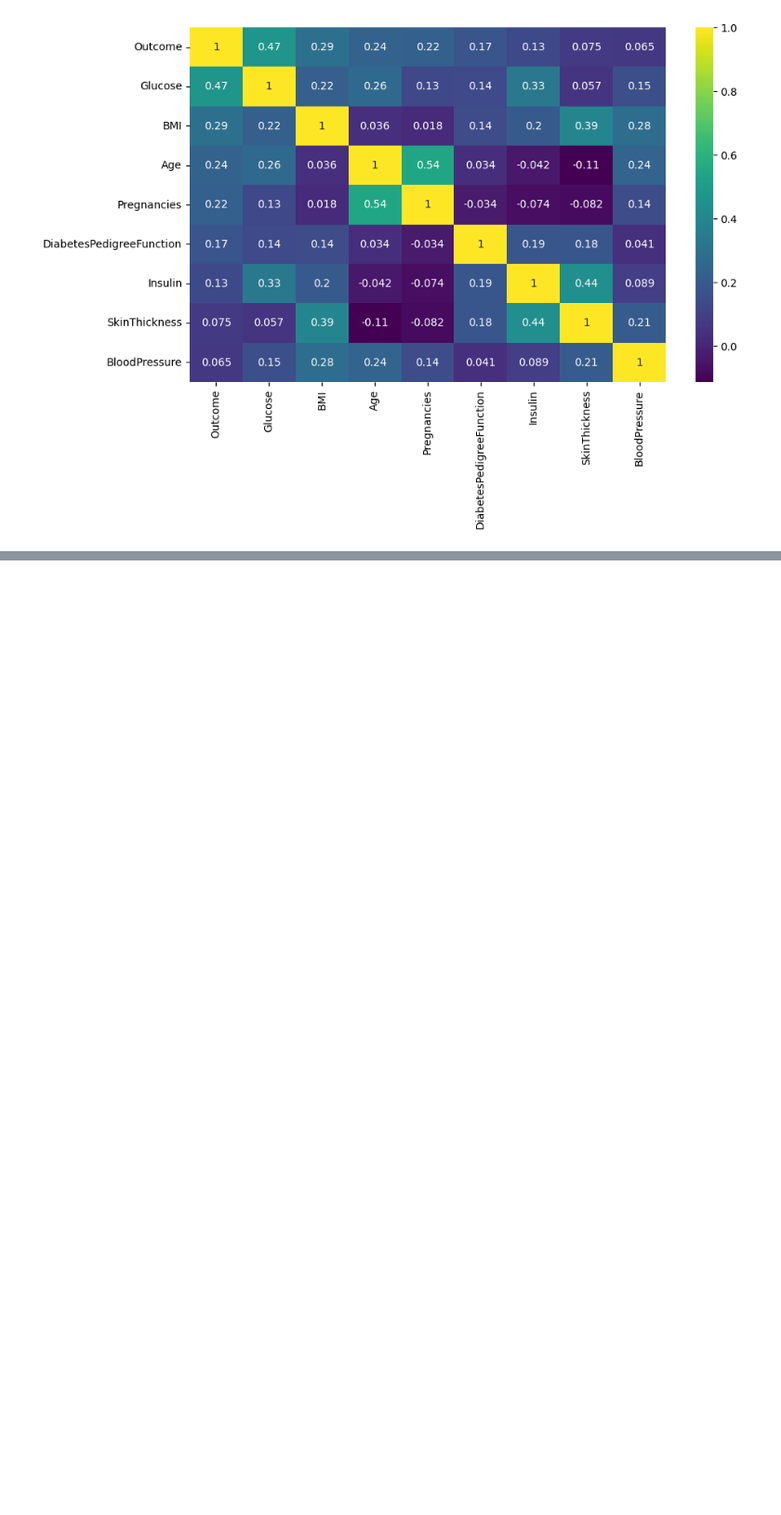
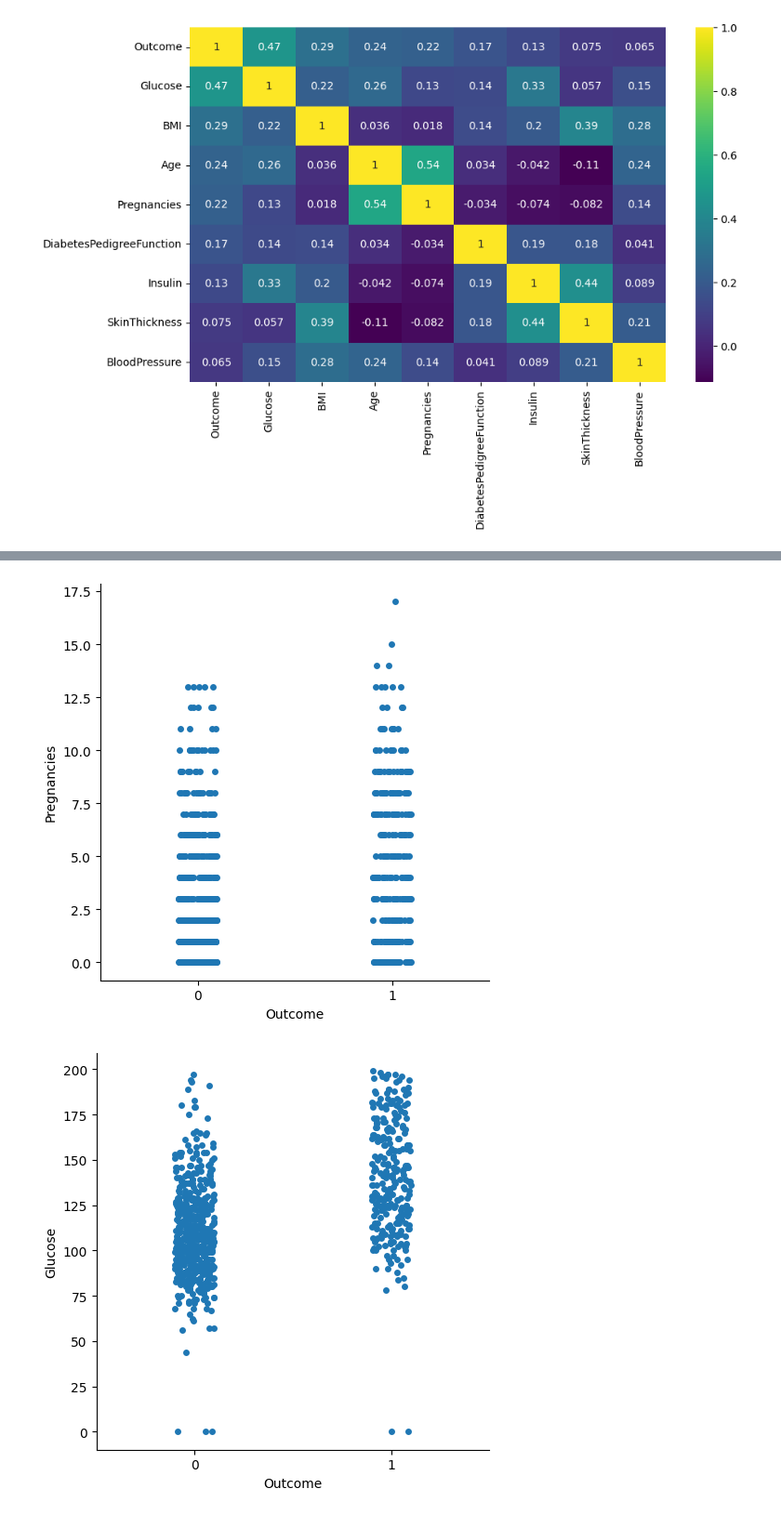
Before and after one commit to Kenicki/Kenicki, a Jupyter notebook: Diabetes_mlops_decision_tree.ipynb, the cells around one changed output, grey strips where cells are left out. Shown: that part at 93% size. Drawn from its saved outputs; the diff is of its cells as text; code cells hidden in the pictures; blank space fills up the shorter version.

```diff
--- a/Diabetes_mlops_decision_tree.ipynb
+++ b/Diabetes_mlops_decision_tree.ipynb
@@ -110,0 +192,7 @@ sns.heatmap(cm, annot=True, cmap = 'viridis')
+# %%
+for col in df.columns:
+    if col != "Outcome":
+        sns.catplot(x="Outcome", y=col, data=df)
+# %% [output]
+[figure, added]
+[figure, added]
```
Also changed, not shown: parts of 20 cells of this notebook.
